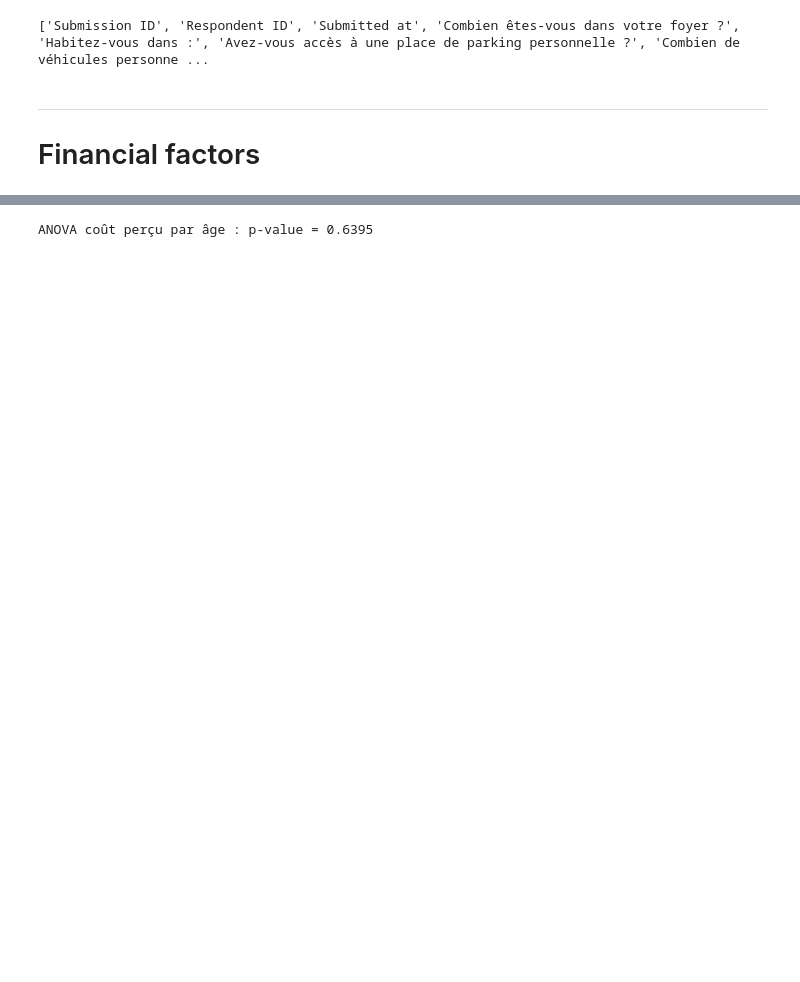
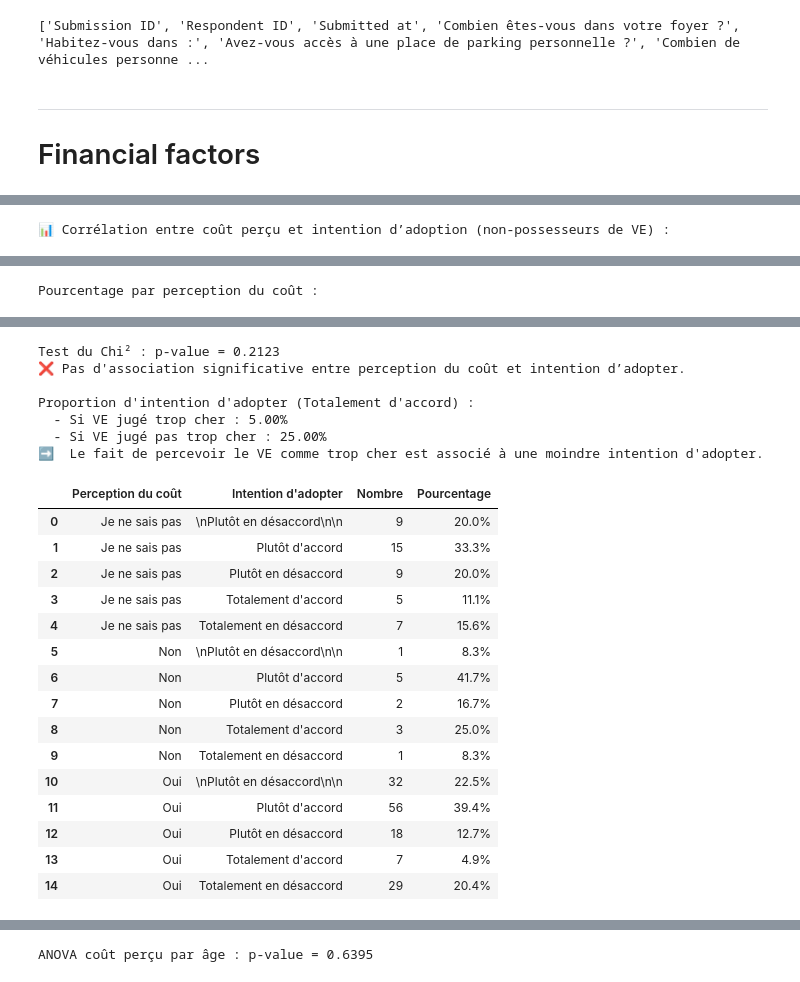
Before and after one commit to Man-G0/EvThesis, a Jupyter notebook: Thesis Analysis Brouillon.ipynb, the cells around one changed output, grey strips where cells are left out. Saved outputs shown, nothing was run; the diff lists cells and outputs as text; code cells hidden in the pictures; blank space fills up the shorter version.

```diff
--- a/Thesis Analysis.ipynb
+++ b/Thesis Analysis Brouillon.ipynb
@@ -172,0 +177,54 @@ Quels éléments économiques vous semblent avantageux dans l’usage d’un VE
+# %%
+# Croisement entre perception coût et intention d’adopter (non-VE)
+subset = df[df['is_EV_owner'] == False]
+crosstab = pd.crosstab(
+    subset["Avez-vous l’impression que les véhicules électriques soient trop chers à l’achat ou à l’entretien ?\n"],
+    subset["Diriez-vous que : [Ne possédant pas de véhicule 100% électrique, vous vous sentez attiré(e) par cette technologie et envisagez de l'adopter]"]
+)
+
+print("📊 Corrélation entre coût perçu et intention d’adoption (non-possesseurs de VE) :\n")
+display(crosstab)
+
+# Affichage en pourcentage par ligne
+crosstab_pct = crosstab.div(crosstab.sum(axis=1), axis=0).round(2)
+print("\nPourcentage par perception du coût :")
+display(crosstab_pct)
+
+# Test du Chi²
+from scipy.stats import chi2_contingency
+import pandas as pd
+chi2, p, dof, expected = chi2_contingency(crosstab)
+print(f"\nTest du Chi² : p-value = {p:.4f}")
+if p < 0.05:
+    print("✅ Association significative entre perception du coût et intention d’adopter.")
+else:
+    print("❌ Pas d'association significative entre perception du coût et intention d’adopter.")
+
+prop_oui = crosstab_pct.loc["Oui"].get("Totalement d'accord", np.nan)
+if "Non" in crosstab.index:
+    prop_non = crosstab_pct.loc["Non"].get("Totalement d'accord", np.nan)
+    print(f"\nProportion d'intention d'adopter (Totalement d'accord) :")
+    print(f"  - Si VE jugé trop cher : {prop_oui:.2%}")
+    print(f"  - Si VE jugé pas trop cher : {prop_non:.2%}")
+    if prop_oui < prop_non:
+        print("➡️  Le fait de percevoir le VE comme trop cher est associé à une moindre intention d'adopter.")
+    else:
+        print("➡️  La perception du coût n'est pas associée à une moindre intention d'adopter dans ce cas.")
+
+# Résumé sous forme de tableau
+
+summary_table = []
+for idx, row in crosstab.iterrows():
+    total = row.sum()
+    for col in crosstab.columns:
+        pct = 100 * row[col] / total if total > 0 else 0
+        summary_table.append({
+            "Perception du coût": idx,
+            "Intention d'adopter": col,
+            "Nombre": row[col],
+            "Pourcentage": f"{pct:.1f}%"
+        })
+summary_df = pd.DataFrame(summary_table)
+display(summary_df)
+# %% [output]
+📊 Corrélation entre coût perçu et intention d’adoption (non-possesseurs de VE) :
@@ -172,0 +236 @@ Quels éléments économiques vous semblent avantageux dans l’usage d’un VE
+Pourcentage par perception du coût :
@@ -172,0 +242,23 @@ Quels éléments économiques vous semblent avantageux dans l’usage d’un VE
+Test du Chi² : p-value = 0.2123
+❌ Pas d'association significative entre perception du coût et intention d’adopter.
+
+Proportion d'intention d'adopter (Totalement d'accord) :
+  - Si VE jugé trop cher : 5.00%
+  - Si VE jugé pas trop cher : 25.00%
+➡️  Le fait de percevoir le VE comme trop cher est associé à une moindre intention d'adopter.
+|  | Perception du coût | Intention d'adopter | Nombre | Pourcentage |
+| 0 | Je ne sais pas | \nPlutôt en désaccord\n\n | 9 | 20.0% |
+| 1 | Je ne sais pas | Plutôt d'accord | 15 | 33.3% |
+| 2 | Je ne sais pas | Plutôt en désaccord | 9 | 20.0% |
+| 3 | Je ne sais pas | Totalement d'accord | 5 | 11.1% |
+| 4 | Je ne sais pas | Totalement en désaccord | 7 | 15.6% |
+| 5 | Non | \nPlutôt en désaccord\n\n | 1 | 8.3% |
+| 6 | Non | Plutôt d'accord | 5 | 41.7% |
+| 7 | Non | Plutôt en désaccord | 2 | 16.7% |
+| 8 | Non | Totalement d'accord | 3 | 25.0% |
+| 9 | Non | Totalement en désaccord | 1 | 8.3% |
+| 10 | Oui | \nPlutôt en désaccord\n\n | 32 | 22.5% |
+| 11 | Oui | Plutôt d'accord | 56 | 39.4% |
+| 12 | Oui | Plutôt en désaccord | 18 | 12.7% |
+| 13 | Oui | Totalement d'accord | 7 | 4.9% |
+| 14 | Oui | Totalement en désaccord | 29 | 20.4% |
```
Also changed, not shown: parts of 44 cells of this notebook, 3 other files.
